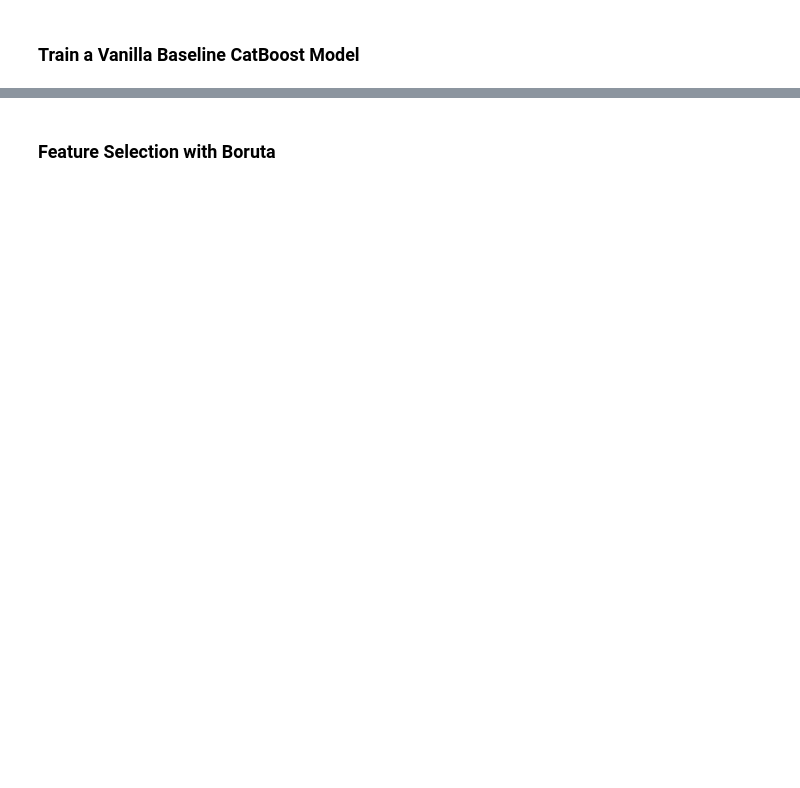
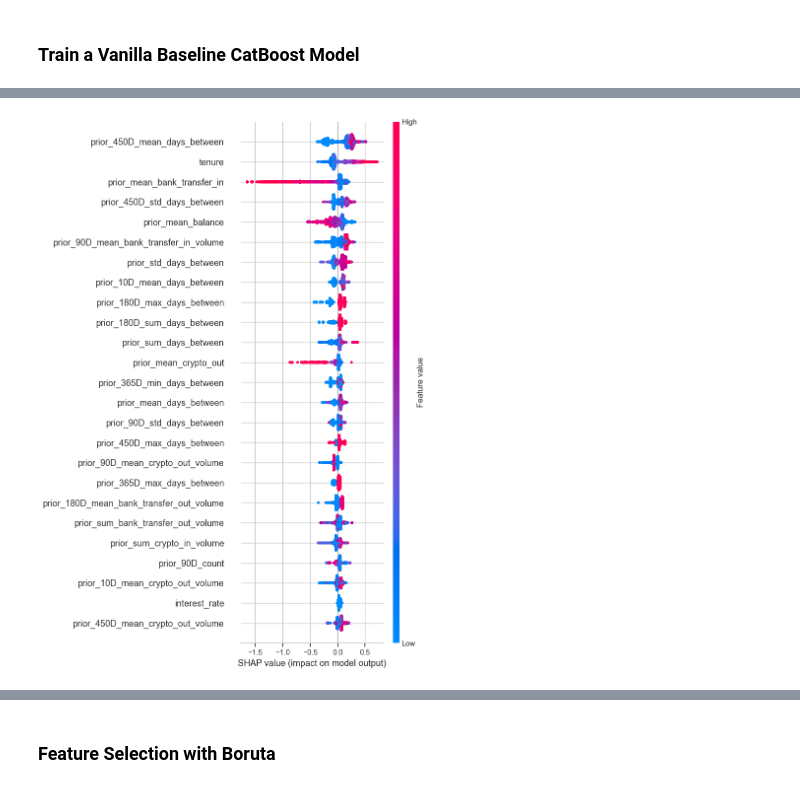
Before and after one commit to igorconsulting/modern-ml, a Jupyter notebook: week_1/notebooks/5_train_the_model.ipynb, the cells around one changed output, grey strips where cells are left out. Drawn from its saved outputs; the diff is of its cells as text; code cells hidden in the pictures; blank space fills up the shorter version.

```diff
--- a/week_1/notebooks/5_train_the_model.ipynb
+++ b/week_1/notebooks/5_train_the_model.ipynb
@@ -65,0 +31,4 @@ Length: 170, dtype: object
+# %%
+train_df = pd.read_parquet('./week_1/data/processed/train_df.parquet')
+validation_df = pd.read_parquet('./week_1/data/processed/validation_df.parquet')
+calibration_df = pd.read_parquet('./week_1/data/processed/calibration_df.parquet')
@@ -65,0 +43,3 @@ Length: 170, dtype: object
+# %%
+cat_features = ['country', 'broad_job_category']
+train_df[cat_features].dtypes
@@ -204,0 +52,17 @@ KeyError: "['prior_10D_sum_bank_transfer_out_volume', 'prior_90D_sum_bank_transf
+# %%
+target = 'churn_420'
+
+# Input variables and Target dataframes
+X_train, y_train= train_df.drop(target, axis=1), train_df.loc[:, target]
+X_validation, y_validation= validation_df.drop(target, axis=1), validation_df.loc[:, target]
+X_calibration, y_calibration= calibration_df.drop(target, axis=1), calibration_df.loc[:, target]
+
+# Freeing memory
+train_df = None
+calibration_df = None
+validation_df = None
+gc.collect()
+
+print('Train Shape: ', X_train.shape, y_train.shape)
+print('Validation shape: ', X_validation.shape, y_validation.shape)
+print('Calibration shape: ', X_validation.shape, y_validation.shape)
@@ -231,0 +160,7 @@ plot_dis_probs(y_pred, y_validation)
+# %%
+# SHAP Values
+shap_explainer = shap.Explainer(model)
+shap_values = shap_explainer(X_validation)
+shap.summary_plot(shap_values, X_validation, plot_type='dot', max_display=25)
+# %% [output]
+[figure, added]
```
Also changed, not shown: parts of 52 cells of this notebook, 21 other files.
